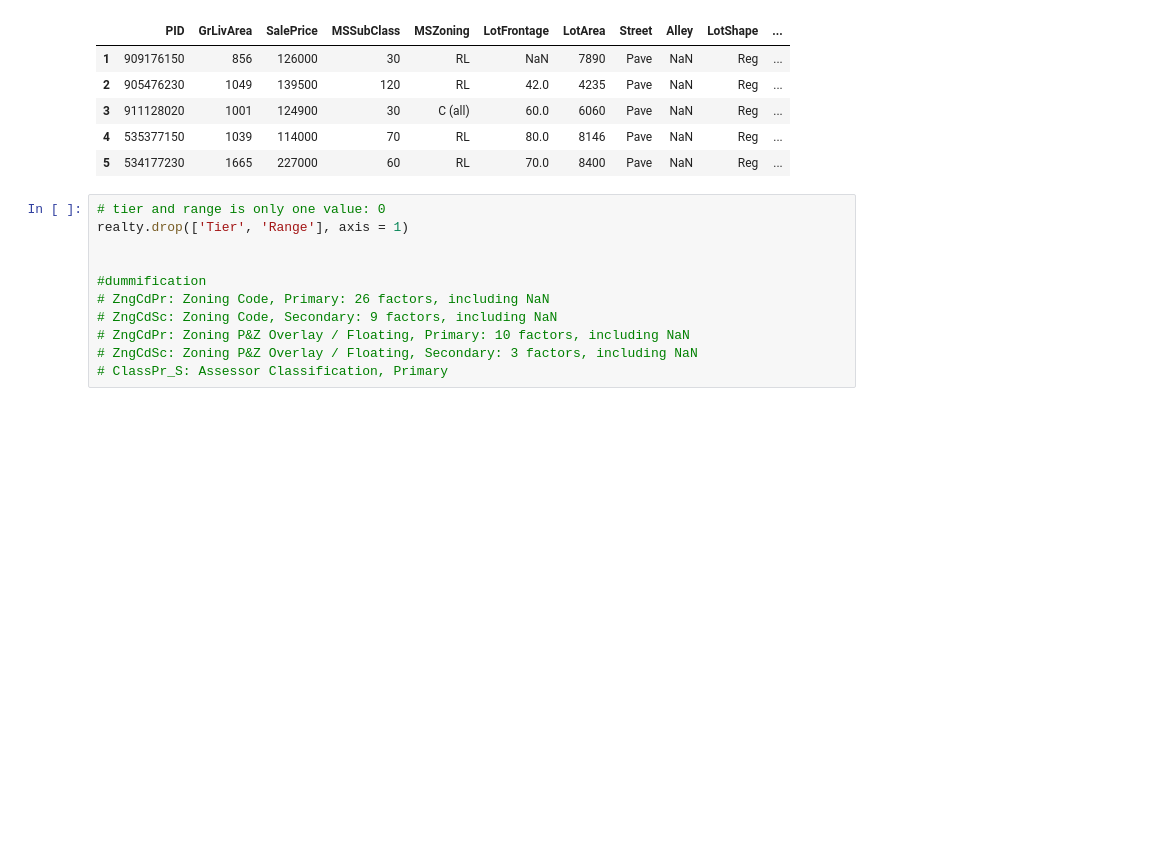
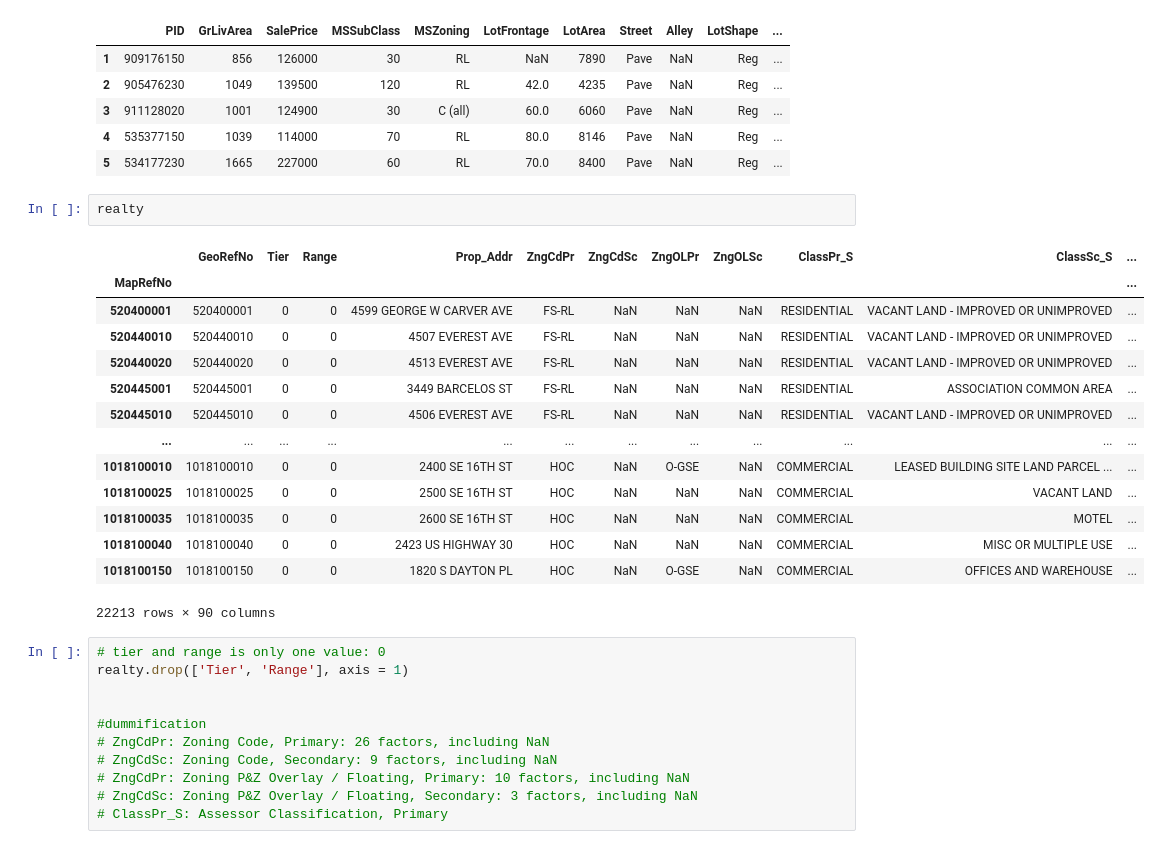
Before and after one commit to danielosetiawan/Ames_Housing_ML, a Jupyter notebook: DS - Ames.ipynb, the cells around one changed output. Drawn from its saved outputs; the diff is of its cells as text; blank space fills up the shorter version.

```diff
--- a/DS - Ames.ipynb
+++ b/DS - Ames.ipynb
@@ -160,6 +165,23 @@ housing.head()
 | 3 | 911128020 | 1001 | 124900 | 30 | C (all) | 60.0 | 6060 | Pave | NaN | Reg | ... |
 | 4 | 535377150 | 1039 | 114000 | 70 | RL | 80.0 | 8146 | Pave | NaN | Reg | ... |
 | 5 | 534177230 | 1665 | 227000 | 60 | RL | 70.0 | 8400 | Pave | NaN | Reg | ... |
+# %%
+realty
+# %% [output]
+|  | GeoRefNo | Tier | Range | Prop_Addr | ZngCdPr | ZngCdSc | ZngOLPr | ZngOLSc | ClassPr_S | ClassSc_S | ... |
+| MapRefNo |  |  |  |  |  |  |  |  |  |  | ... |
+| 520400001 | 520400001 | 0 | 0 | 4599 GEORGE W CARVER AVE | FS-RL | NaN | NaN | NaN | RESIDENTIAL | VACANT LAND - IMPROVED OR UNIMPROVED | ... |
+| 520440010 | 520440010 | 0 | 0 | 4507 EVEREST AVE | FS-RL | NaN | NaN | NaN | RESIDENTIAL | VACANT LAND - IMPROVED OR UNIMPROVED | ... |
+| 520440020 | 520440020 | 0 | 0 | 4513 EVEREST AVE | FS-RL | NaN | NaN | NaN | RESIDENTIAL | VACANT LAND - IMPROVED OR UNIMPROVED | ... |
+| 520445001 | 520445001 | 0 | 0 | 3449 BARCELOS ST | FS-RL | NaN | NaN | NaN | RESIDENTIAL | ASSOCIATION COMMON AREA | ... |
+| 520445010 | 520445010 | 0 | 0 | 4506 EVEREST AVE | FS-RL | NaN | NaN | NaN | RESIDENTIAL | VACANT LAND - IMPROVED OR UNIMPROVED | ... |
+| ... | ... | ... | ... | ... | ... | ... | ... | ... | ... | ... | ... |
+| 1018100010 | 1018100010 | 0 | 0 | 2400 SE 16TH ST | HOC | NaN | O-GSE | NaN | COMMERCIAL | LEASED BUILDING SITE LAND PARCEL ... | ... |
+| 1018100025 | 1018100025 | 0 | 0 | 2500 SE 16TH ST | HOC | NaN | NaN | NaN | COMMERCIAL | VACANT LAND | ... |
+| 1018100035 | 1018100035 | 0 | 0 | 2600 SE 16TH ST | HOC | NaN | NaN | NaN | COMMERCIAL | MOTEL | ... |
+| 1018100040 | 1018100040 | 0 | 0 | 2423 US HIGHWAY 30 | HOC | NaN | NaN | NaN | COMMERCIAL | MISC OR MULTIPLE USE | ... |
+| 1018100150 | 1018100150 | 0 | 0 | 1820 S DAYTON PL | HOC | NaN | O-GSE | NaN | COMMERCIAL | OFFICES AND WAREHOUSE | ... |
+22213 rows × 90 columns
 # %%
 # tier and range is only one value: 0
 realty.drop(['Tier', 'Range'], axis = 1)
```
Also changed, not shown: parts of 8 cells of this notebook.
